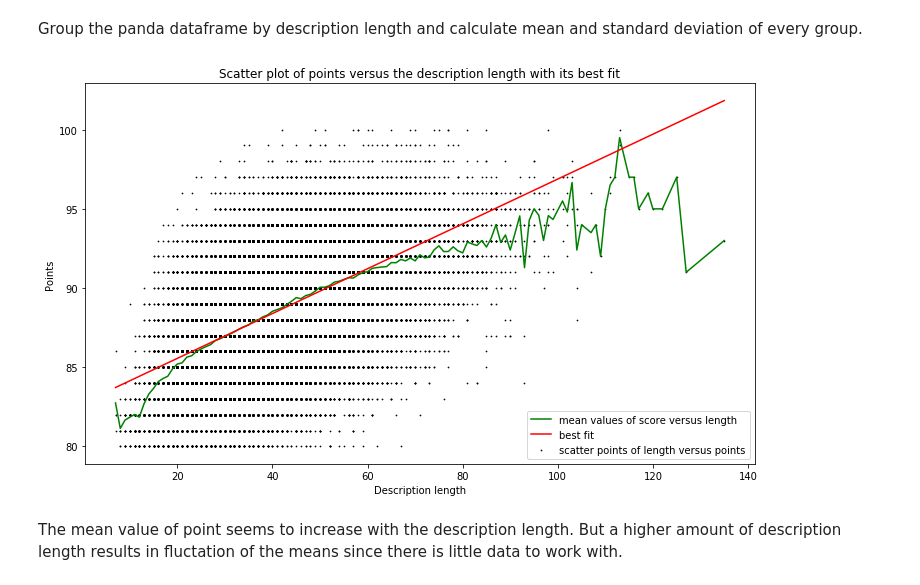
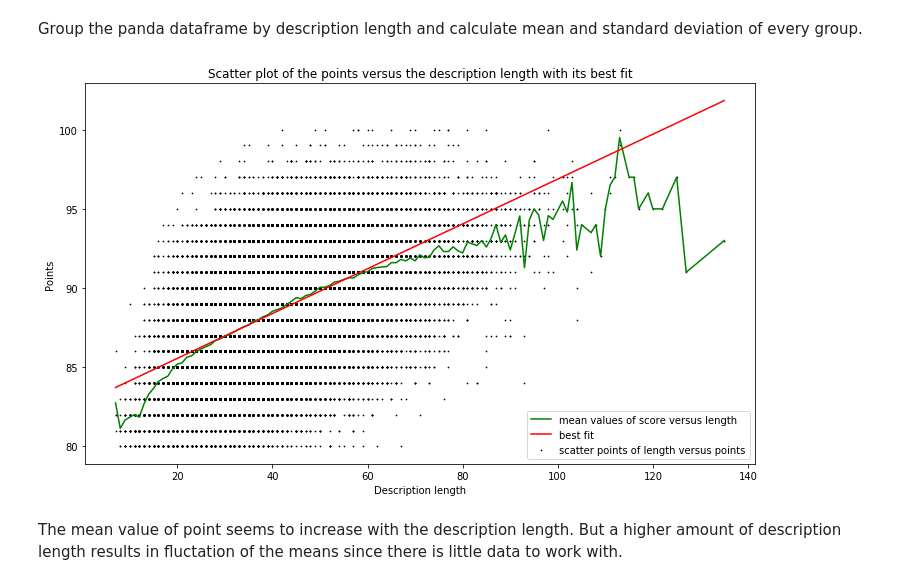
Before and after one commit to JowehL/SDA-Project, a Jupyter notebook: notebooks/description_length_correlation.ipynb, the cells around one changed output. Cells and saved outputs as stored; diff of their text form; code cells hidden in the pictures.

```diff
--- a/notebooks/description_length_correlation.ipynb
+++ b/notebooks/description_length_correlation.ipynb
@@ -51,21 +48,23 @@ length_means = clean_wine_data['points'].groupby(clean_wine_data['description_le
 length_stds = clean_wine_data['points'].groupby(clean_wine_data['description_length']).std()
 # %%
 plt.figure(figsize=(12, 7))
+title = 'Scatter plot of the points versus the description length with its best fit'
 
 xs = clean_wine_data['description_length']
 ys = clean_wine_data['points']
 
 plt.scatter(xs, ys, 0.5, c='k', label='scatter points of length versus points')
 plt.plot(length_means, c='g', label='mean values of score versus length')
 plt.plot(np.unique(xs), np.poly1d(np.polyfit(xs, ys, 1))(np.unique(xs)), color='r', label='best fit')
 
 plt.legend()
 plt.xlabel('Description length')
 plt.ylabel('Points')
-plt.title('Scatter plot of points versus the description length with its best fit')
+plt.title(title)
+plt.savefig('../figures/description_length_correlation/' + title)
 plt.show()
 # %% [output]
-[figure, old version]
+[figure, new version]
 # %% [markdown]
 The mean value of point seems to increase with the description length. But a higher amount of description length results in fluctation of the means since there is little data to work with.
 # %% [markdown]
```
Also changed, not shown: parts of 3 cells of this notebook, 17 other files.
